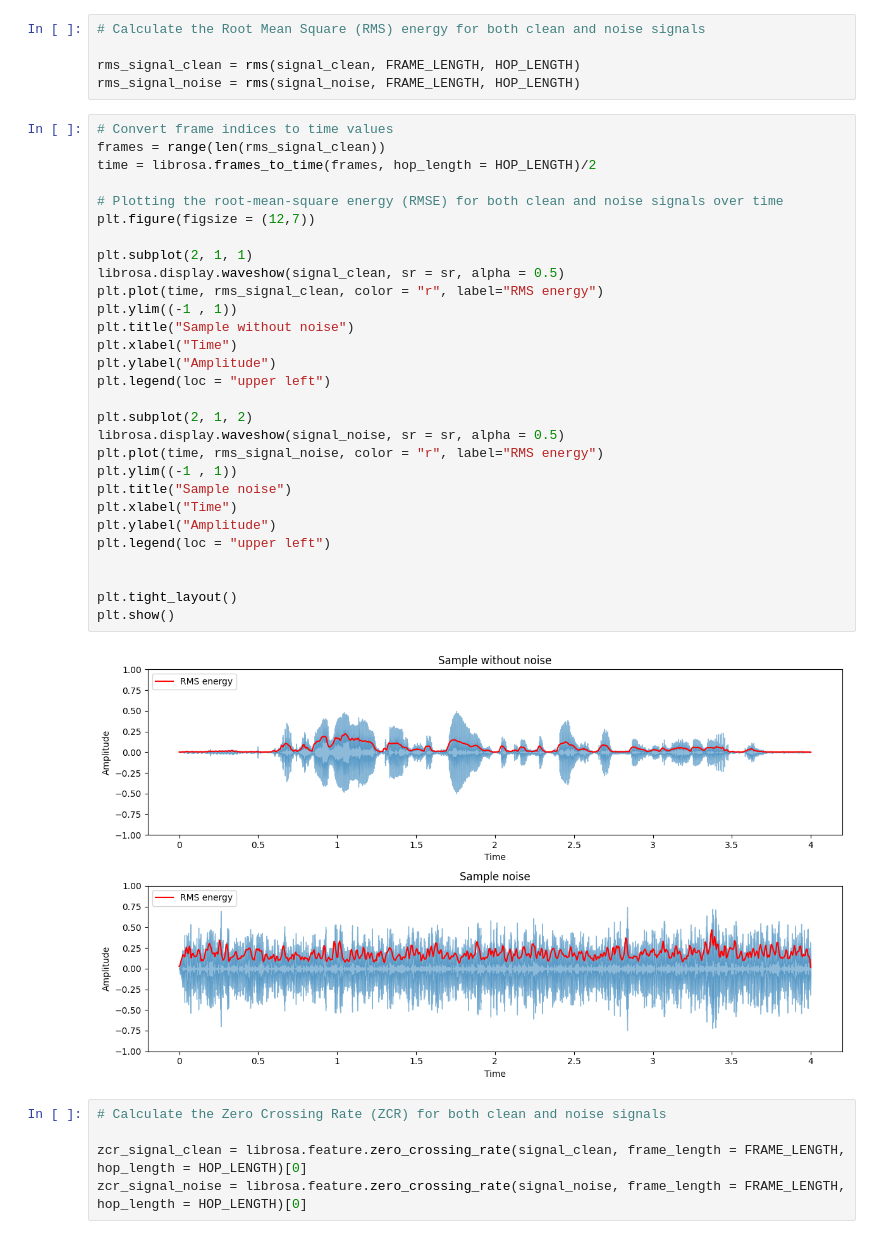
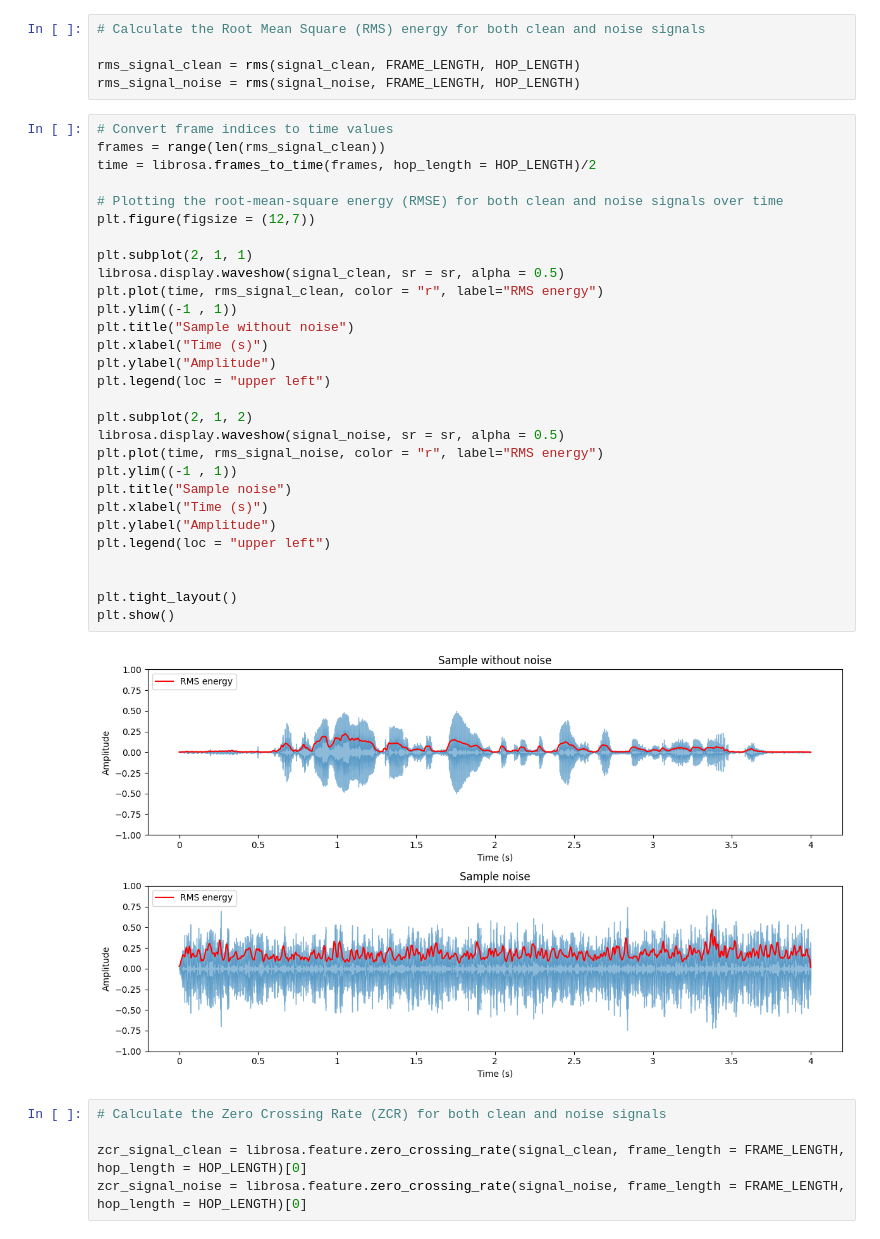
Before and after one commit to MahyarFardin/Deep-white-noise-elimination-using-recurrent-and-convolutional-generative-adversial-networks, a Jupyter notebook: dataset_overview.ipynb, the cells around one changed output. Cells and saved outputs as stored; diff of their text form.

```diff
--- a/dataset_overview.ipynb
+++ b/dataset_overview.ipynb
@@ -158,34 +158,34 @@ rms_signal_noise = rms(signal_noise, FRAME_LENGTH, HOP_LENGTH)
 # %%
 # Convert frame indices to time values
 frames = range(len(rms_signal_clean))
 time = librosa.frames_to_time(frames, hop_length = HOP_LENGTH)/2
 
 # Plotting the root-mean-square energy (RMSE) for both clean and noise signals over time
 plt.figure(figsize = (12,7))
 
 plt.subplot(2, 1, 1)
 librosa.display.waveshow(signal_clean, sr = sr, alpha = 0.5)
 plt.plot(time, rms_signal_clean, color = "r", label="RMS energy")
 plt.ylim((-1 , 1))
 plt.title("Sample without noise")
-plt.xlabel("Time")
+plt.xlabel("Time (s)")
 plt.ylabel("Amplitude")
 plt.legend(loc = "upper left")
 
 plt.subplot(2, 1, 2)
 librosa.display.waveshow(signal_noise, sr = sr, alpha = 0.5)
 plt.plot(time, rms_signal_noise, color = "r", label="RMS energy")
 plt.ylim((-1 , 1))
 plt.title("Sample noise")
-plt.xlabel("Time")
+plt.xlabel("Time (s)")
 plt.ylabel("Amplitude")
 plt.legend(loc = "upper left")
 
 
 plt.tight_layout()
 plt.show()
 # %% [output]
-[figure, old version]
+[figure, new version]
 # %%
 # Calculate the Zero Crossing Rate (ZCR) for both clean and noise signals
 
```
Also changed, not shown: parts of 11 cells of this notebook.
